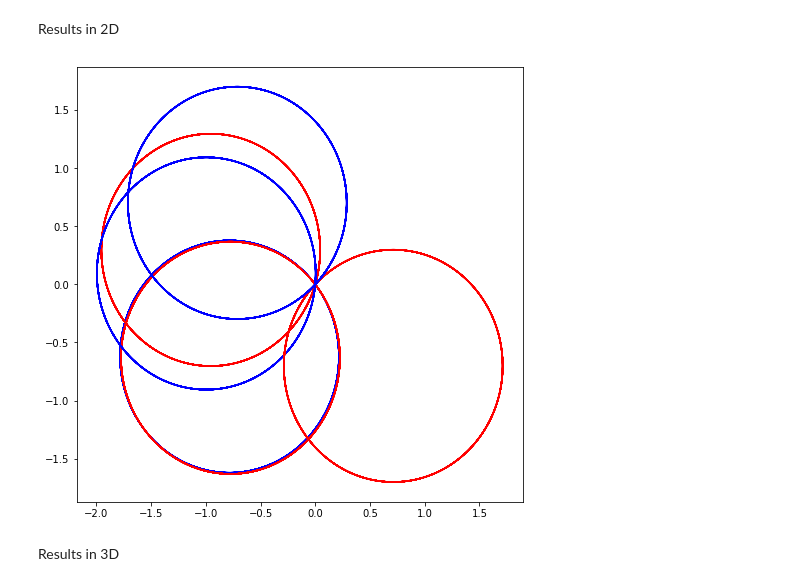
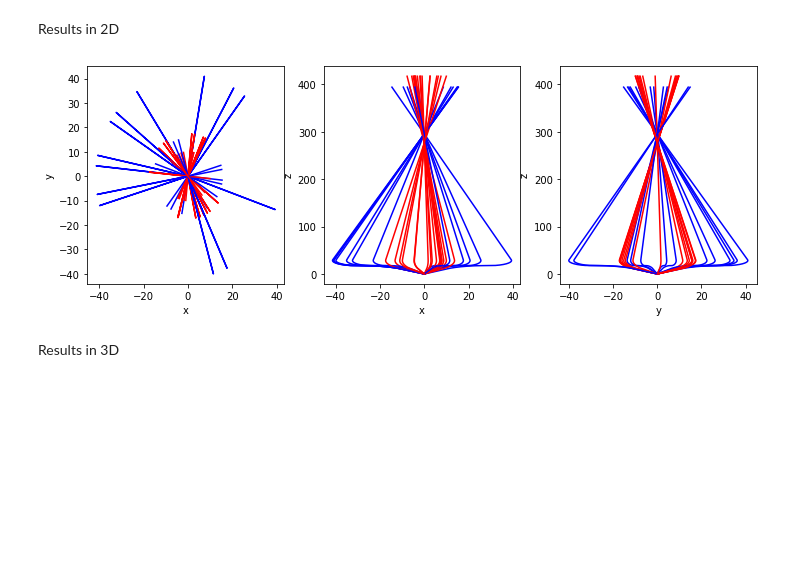
Before and after one commit to marcinwolter/GammaFactory, a Jupyter notebook: tracks_in_magnetic_field.ipynb, the cells around one changed output. Saved outputs shown, nothing was run; the diff lists cells and outputs as text; code cells hidden in the pictures; blank space fills up the shorter version.

```diff
--- a/tracks_in_magnetic_field.ipynb
+++ b/tracks_in_magnetic_field.ipynb
@@ -78,10 +119,10 @@ Finally, we need to define initial conditions and run tracking:
 # %%
 # initial conditions
 
-# tracking of 10 particles
+# tracking of N_tracks particles
 t0 = 0
-t1 = 50
-N_tracks=6
+t1 = 300
+N_tracks=30
 
 positions = []
 Q = []
@@ -104,16 +145,42 @@ Results in 2D
 # %%
 %matplotlib inline
 import matplotlib.pyplot as plt
-# %%
-plt.figure(figsize=(8,8))
-for i in range(len(positions)):
-  if Q[i]>0:
-    color = 'red'
-  else:
-    color = 'blue'
-  plt.plot(positions[i][:, 0], positions[i][:, 1], color=color)
-# %% [output]
-[figure, removed]
+# %%
+fig = plt.figure(figsize=(12, 4))
+
+ax = fig.add_subplot(1, 3, 1)
+for i in range(len(positions)):
+  if Q[i]>0:
+    color = 'red'
+  else:
+    color = 'blue'
+  ax.plot(positions[i][:, 0], positions[i][:, 1], color=color)
+  ax.set_xlabel('x')
+  ax.set_ylabel('y')
+
+ax = fig.add_subplot(1, 3, 2)
+for i in range(len(positions)):
+  if Q[i]>0:
+    color = 'red'
+  else:
+    color = 'blue'
+  ax.plot(positions[i][:, 0], positions[i][:, 2], color=color)
+  ax.set_xlabel('x')
+  ax.set_ylabel('z')
+
+ax = fig.add_subplot(1, 3, 3)
+for i in range(len(positions)):
+  if Q[i]>0:
+    color = 'red'
+  else:
+    color = 'blue'
+  ax.plot(positions[i][:, 1], positions[i][:, 2], color=color)
+  ax.set_xlabel('y')
+  ax.set_ylabel('z')
+
+plt.show()
+# %% [output]
+[figure, added]
 # %% [markdown]
 Results in 3D
 # %%
```
Also changed, not shown: parts of 3 cells of this notebook.
